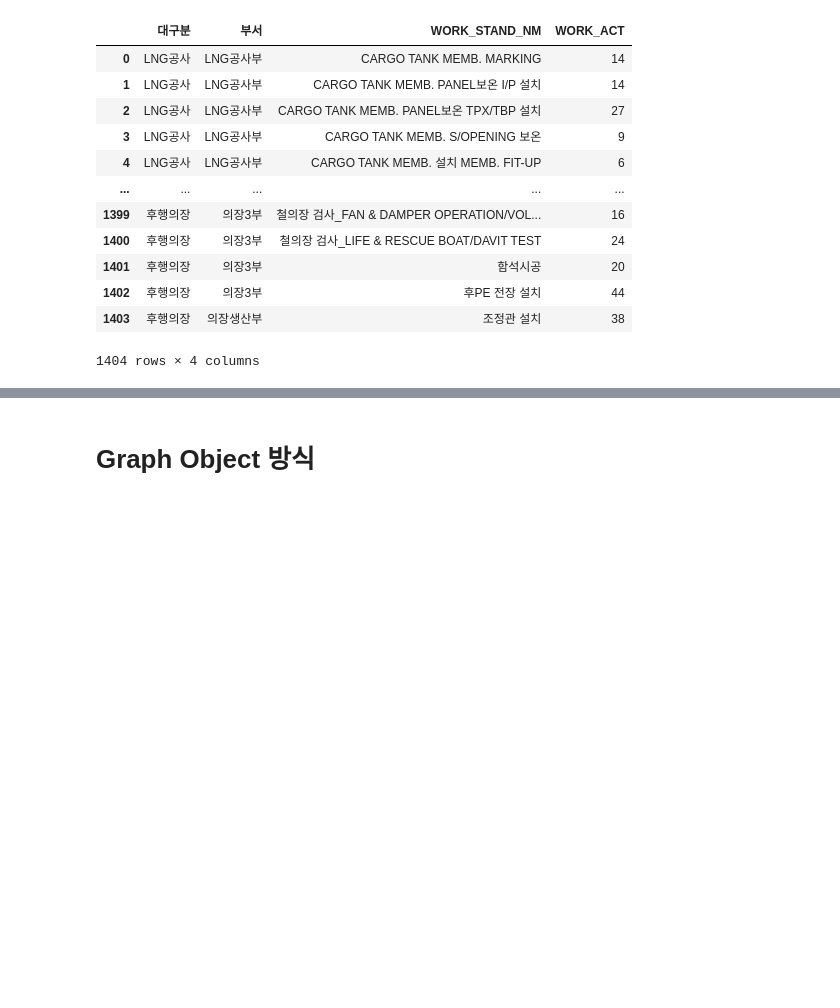
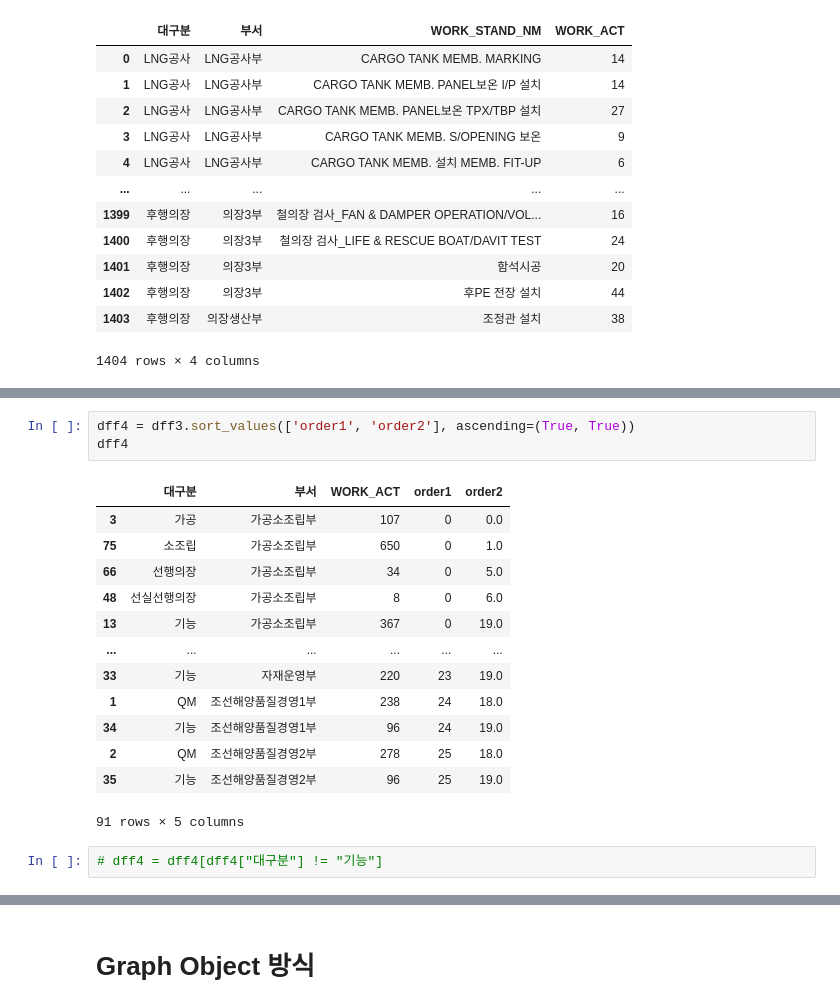
Before and after one commit to Kstyle0710/my_visual, a Jupyter notebook: Advanced_3d_scatter.ipynb, the cells around one changed output, grey strips where cells are left out. Cells and saved outputs as stored; diff of their text form; blank space fills up the shorter version.

```diff
--- a/Advanced_3d_scatter.ipynb
+++ b/Advanced_3d_scatter.ipynb
@@ -98,2 +152,21 @@ dff2
+# %%
+dff4 = dff3.sort_values(['order1', 'order2'], ascending=(True, True))
+dff4
+# %% [output]
+|  | 대구분 | 부서 | WORK_ACT | order1 | order2 |
+| 3 | 가공 | 가공소조립부 | 107 | 0 | 0.0 |
+| 75 | 소조립 | 가공소조립부 | 650 | 0 | 1.0 |
+| 66 | 선행의장 | 가공소조립부 | 34 | 0 | 5.0 |
+| 48 | 선실선행의장 | 가공소조립부 | 8 | 0 | 6.0 |
+| 13 | 기능 | 가공소조립부 | 367 | 0 | 19.0 |
+| ... | ... | ... | ... | ... | ... |
+| 33 | 기능 | 자재운영부 | 220 | 23 | 19.0 |
+| 1 | QM | 조선해양품질경영1부 | 238 | 24 | 18.0 |
+| 34 | 기능 | 조선해양품질경영1부 | 96 | 24 | 19.0 |
+| 2 | QM | 조선해양품질경영2부 | 278 | 25 | 18.0 |
+| 35 | 기능 | 조선해양품질경영2부 | 96 | 25 | 19.0 |
+91 rows × 5 columns
+# %%
+# dff4 = dff4[dff4["대구분"] != "기능"]
 # %%
 fig = px.scatter_3d(
```
Also changed, not shown: parts of 14 cells of this notebook, 4 other files.
